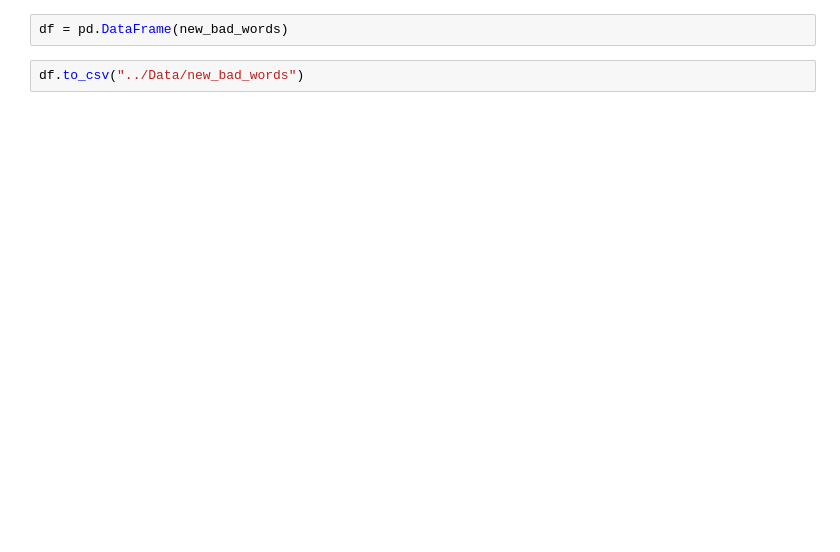
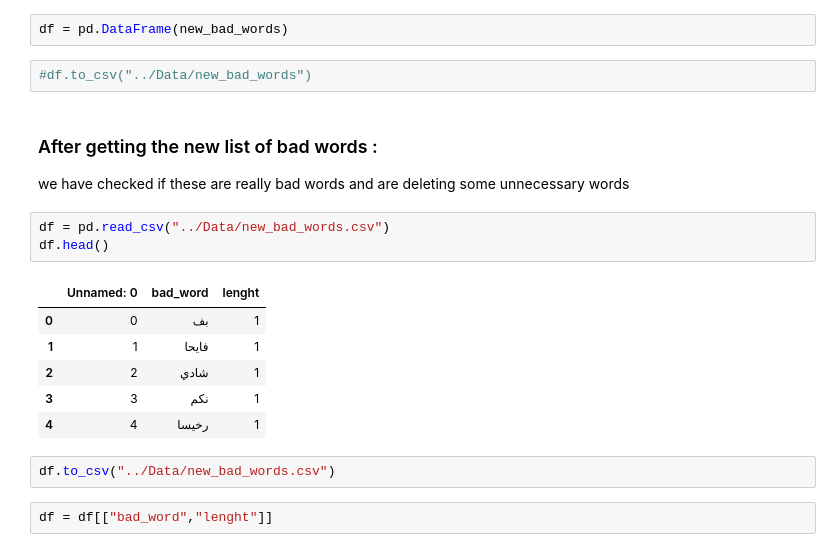
Before and after one commit to DjaziaH/CyberBullying_Detection, a Jupyter notebook: Code/ExtractingBadWordsAndPhrasesFromAnnotatedData.ipynb, the cells around one changed output. Cells and saved outputs as stored; diff of their text form; blank space fills up the shorter version.

```diff
--- a/Code/ExtractingBadWordsAndPhrasesFromAnnotatedData.ipynb
+++ b/Code/ExtractingBadWordsAndPhrasesFromAnnotatedData.ipynb
@@ -103,4 +51,21 @@ print(new_bad_words)
 # %%
 df = pd.DataFrame(new_bad_words)
+# %%
+#df.to_csv("../Data/new_bad_words")
+# %% [markdown]
+### After getting the new list of bad words :
+we have checked if these are really bad words and are deleting some unnecessary words
+# %%
+df = pd.read_csv("../Data/new_bad_words.csv")
+df.head()
+# %% [output]
+|  | Unnamed: 0 | bad_word | lenght |
+| 0 | 0 | بف | 1 |
+| 1 | 1 | فايحا | 1 |
+| 2 | 2 | شادي | 1 |
+| 3 | 3 | نكم | 1 |
+| 4 | 4 | رخيسا | 1 |
 # %%
-df.to_csv("../Data/new_bad_words")
+df.to_csv("../Data/new_bad_words.csv")
+# %%
+df = df[["bad_word","lenght"]]
```
Also changed, not shown: parts of 28 cells of this notebook, 11 other files.
